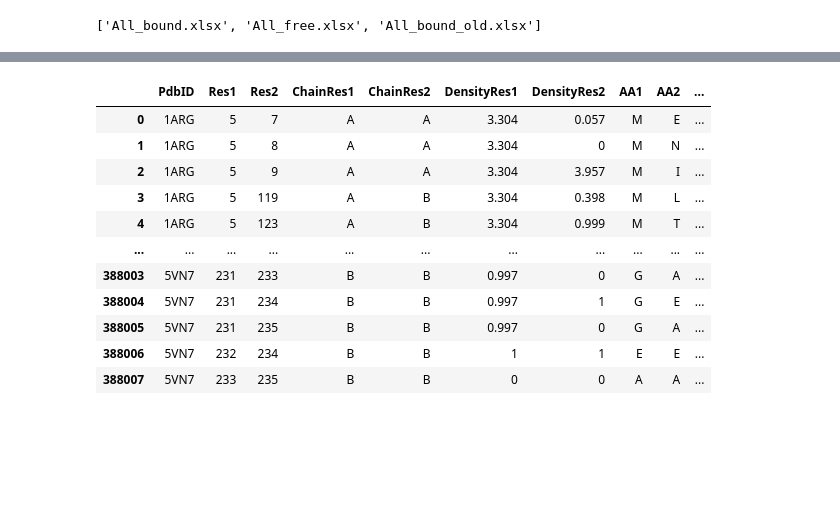
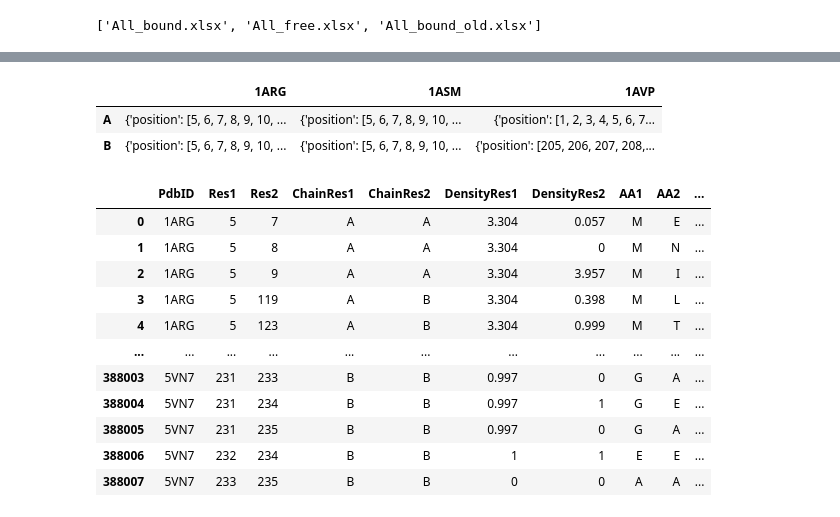
Before and after one commit to jjackson1994/molecular_simulations, a Jupyter notebook: Project/excel_DOR_bound.ipynb, the cells around one changed output, grey strips where cells are left out. Drawn from its saved outputs; the diff is of its cells as text; code cells hidden in the pictures; blank space fills up the shorter version.

Commit message:
get the chains as a function

```diff
--- a/Project/excel_DOR_bound.ipynb
+++ b/Project/excel_DOR_bound.ipynb
@@ -44,18 +41,0 @@ if not os.path.isdir(pdb_dir): os.makedirs(pdb_dir)
-# %%
-import pypdb
-from Bio.PDB.PDBParser import PDBParser
-
-PDB='1ARG'
-pdb_file= os.path.join('pdbs',PDB+'.pdb')
-if not os.path.isfile(os.path.join(pdb_file)):
-    pdb_file = pypdb.get_pdb_file(PDB, filetype='pdb')
-    print(pdb_file,  file=open(os.path.join(pdb_file), 'w'))
-    # You can use a dict to convert three letter code to one letter code
-
-d3to1 = {'CYS': 'C', 'ASP': 'D', 'SER': 'S', 'GLN': 'Q', 'LYS': 'K',
-         'ILE': 'I', 'PRO': 'P', 'THR': 'T', 'PHE': 'F', 'ASN': 'N',
-         'GLY': 'G', 'HIS': 'H', 'LEU': 'L', 'ARG': 'R', 'TRP': 'W',
-         'ALA': 'A', 'VAL':'V', 'GLU': 'E', 'TYR': 'Y', 'MET': 'M'}
-
-parser = PDBParser(QUIET=True)
-structure = parser.get_structure('struct', pdb_file)
@@ -64,19 +41,0 @@ structure = parser.get_structure('struct', pdb_file)
-# %%
-chain_AA = {}
-for model in structure:
-    chain_dict = {}
-    for chain in model:
-        seq, pos=[], []
-        chain_val = chain.id
-        for residue in chain:
-            if residue.resname in d3to1:
-                res_num = residue.get_full_id()[3][1]
-                pos.append(res_num)
-                seq.append(d3to1[residue.resname])
-                #seq+=d3to1[residue.resname]
-                #seq.append([residue.resseq,d3to1[residue.resname]])
-        pos=np.array(pos)
-        seq=np.array(seq)
-        chain_dict[chain_val] ={'position': pos,'residues': seq}
-chain_AA[PDB] = chain_dict
-chain_AA
@@ -101,3 +146,11 @@ chain_AA
+# %%
+
+
+pd.DataFrame.from_dict(chains)
+# %% [output]
+|  | 1ARG | 1ASM | 1AVP |
+| A | {'position': [5, 6, 7, 8, 9, 10, ... | {'position': [5, 6, 7, 8, 9, 10, ... | {'position': [1, 2, 3, 4, 5, 6, 7... |
+| B | {'position': [5, 6, 7, 8, 9, 10, ... | {'position': [5, 6, 7, 8, 9, 10, ... | {'position': [205, 206, 207, 208,... |
 # %%
 df = pd.read_excel(excel, sheet_name = sheet)
 df
```
Also changed, not shown: parts of 15 cells of this notebook.
